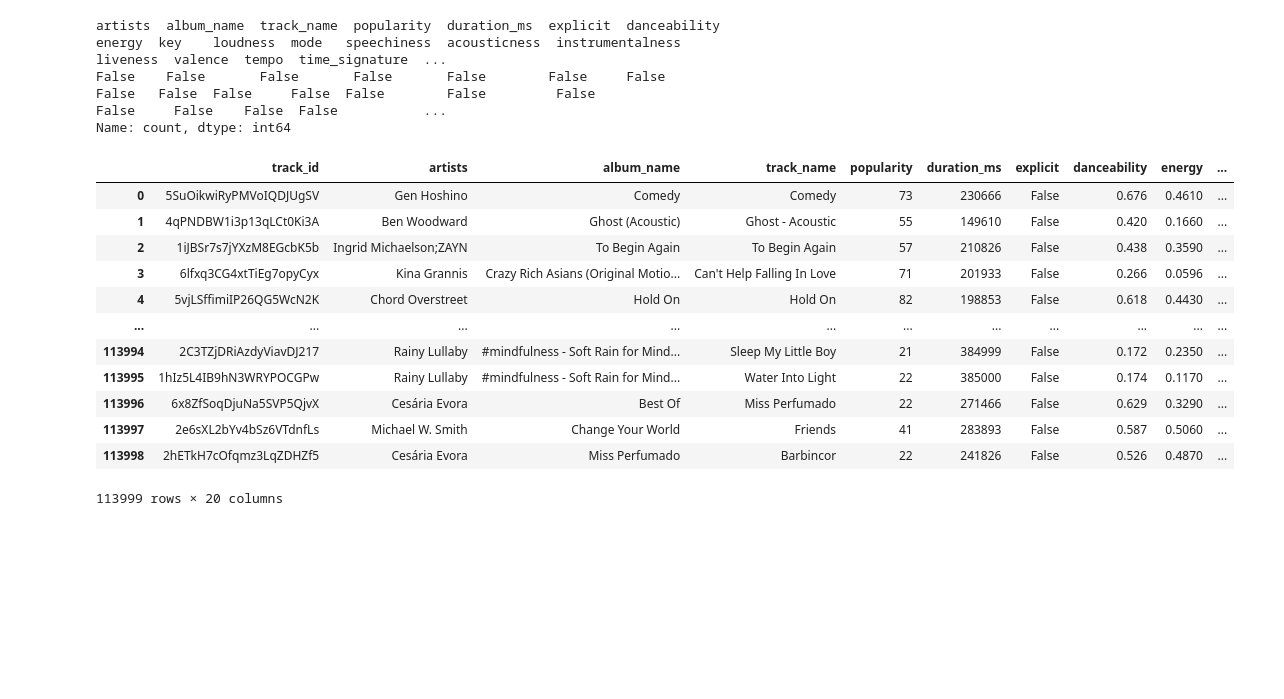
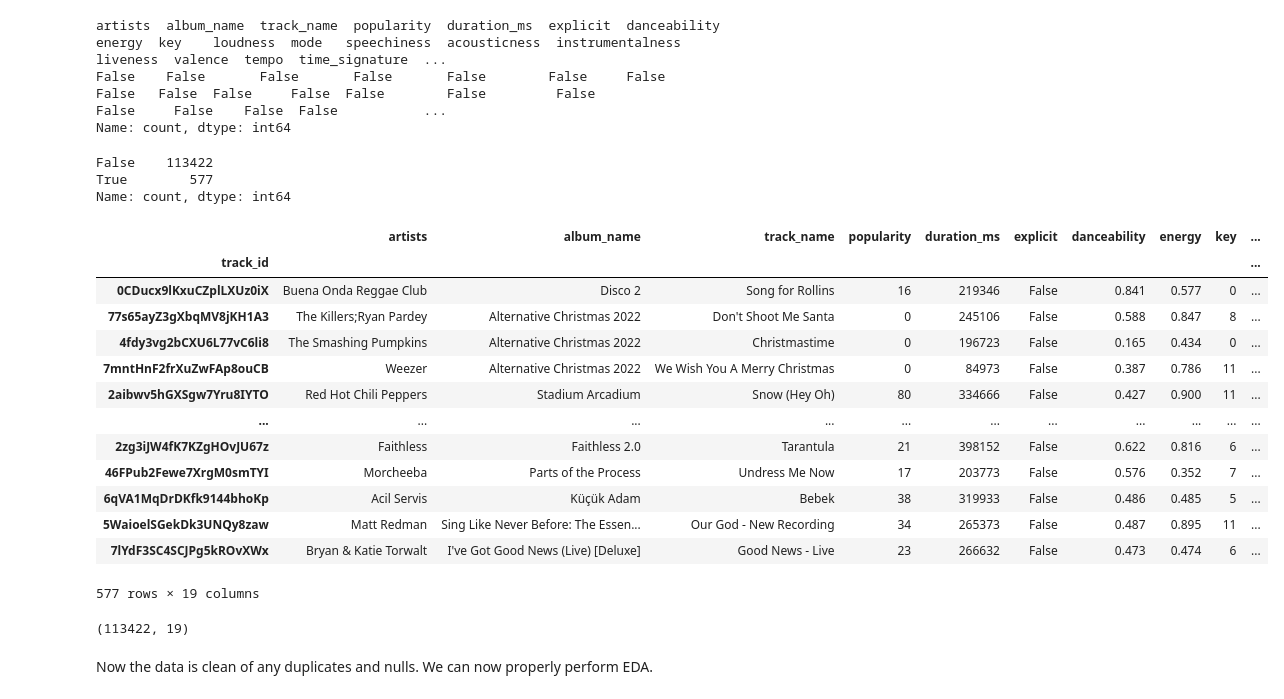
Before and after one commit to CC-Sev/spotify_analysis, a Jupyter notebook: eda.ipynb, the cells around one changed output. Drawn from its saved outputs; the diff is of its cells as text; code cells hidden in the pictures; blank space fills up the shorter version.

```diff
--- a/dea.ipynb
+++ b/eda.ipynb
@@ -120,16 +111,23 @@ df.to_csv('spotify_db.csv')
-# %%
-pd.read_csv('spotify_db.csv')
-# %% [output]
-|  | track_id | artists | album_name | track_name | popularity | duration_ms | explicit | danceability | energy | ... |
-| 0 | 5SuOikwiRyPMVoIQDJUgSV | Gen Hoshino | Comedy | Comedy | 73 | 230666 | False | 0.676 | 0.4610 | ... |
-| 1 | 4qPNDBW1i3p13qLCt0Ki3A | Ben Woodward | Ghost (Acoustic) | Ghost - Acoustic | 55 | 149610 | False | 0.420 | 0.1660 | ... |
-| 2 | 1iJBSr7s7jYXzM8EGcbK5b | Ingrid Michaelson;ZAYN | To Begin Again | To Begin Again | 57 | 210826 | False | 0.438 | 0.3590 | ... |
-| 3 | 6lfxq3CG4xtTiEg7opyCyx | Kina Grannis | Crazy Rich Asians (Original Motio... | Can't Help Falling In Love | 71 | 201933 | False | 0.266 | 0.0596 | ... |
-| 4 | 5vjLSffimiIP26QG5WcN2K | Chord Overstreet | Hold On | Hold On | 82 | 198853 | False | 0.618 | 0.4430 | ... |
-| ... | ... | ... | ... | ... | ... | ... | ... | ... | ... | ... |
-| 113994 | 2C3TZjDRiAzdyViavDJ217 | Rainy Lullaby | #mindfulness - Soft Rain for Mind... | Sleep My Little Boy | 21 | 384999 | False | 0.172 | 0.2350 | ... |
-| 113995 | 1hIz5L4IB9hN3WRYPOCGPw | Rainy Lullaby | #mindfulness - Soft Rain for Mind... | Water Into Light | 22 | 385000 | False | 0.174 | 0.1170 | ... |
-| 113996 | 6x8ZfSoqDjuNa5SVP5QjvX | Cesária Evora | Best Of | Miss Perfumado | 22 | 271466 | False | 0.629 | 0.3290 | ... |
-| 113997 | 2e6sXL2bYv4bSz6VTdnfLs | Michael W. Smith | Change Your World | Friends | 41 | 283893 | False | 0.587 | 0.5060 | ... |
-| 113998 | 2hETkH7cOfqmz3LqZDHZf5 | Cesária Evora | Miss Perfumado | Barbincor | 22 | 241826 | False | 0.526 | 0.4870 | ... |
-113999 rows × 20 columns
+# %%
+df.duplicated().value_counts()
+# %% [output]
+False    113422
+True        577
+Name: count, dtype: int64
+# %%
+df[df.duplicated()]
+# %% [output]
+|  | artists | album_name | track_name | popularity | duration_ms | explicit | danceability | energy | key | ... |
+| track_id |  |  |  |  |  |  |  |  |  | ... |
+| 0CDucx9lKxuCZplLXUz0iX | Buena Onda Reggae Club | Disco 2 | Song for Rollins | 16 | 219346 | False | 0.841 | 0.577 | 0 | ... |
+| 77s65ayZ3gXbqMV8jKH1A3 | The Killers;Ryan Pardey | Alternative Christmas 2022 | Don't Shoot Me Santa | 0 | 245106 | False | 0.588 | 0.847 | 8 | ... |
+| 4fdy3vg2bCXU6L77vC6li8 | The Smashing Pumpkins | Alternative Christmas 2022 | Christmastime | 0 | 196723 | False | 0.165 | 0.434 | 0 | ... |
+| 7mntHnF2frXuZwFAp8ouCB | Weezer | Alternative Christmas 2022 | We Wish You A Merry Christmas | 0 | 84973 | False | 0.387 | 0.786 | 11 | ... |
+| 2aibwv5hGXSgw7Yru8IYTO | Red Hot Chili Peppers | Stadium Arcadium | Snow (Hey Oh) | 80 | 334666 | False | 0.427 | 0.900 | 11 | ... |
+| ... | ... | ... | ... | ... | ... | ... | ... | ... | ... | ... |
+| 2zg3iJW4fK7KZgHOvJU67z | Faithless | Faithless 2.0 | Tarantula | 21 | 398152 | False | 0.622 | 0.816 | 6 | ... |
+| 46FPub2Fewe7XrgM0smTYI | Morcheeba | Parts of the Process | Undress Me Now | 17 | 203773 | False | 0.576 | 0.352 | 7 | ... |
+| 6qVA1MqDrDKfk9144bhoKp | Acil Servis | Küçük Adam | Bebek | 38 | 319933 | False | 0.486 | 0.485 | 5 | ... |
+| 5WaioelSGekDk3UNQy8zaw | Matt Redman | Sing Like Never Before: The Essen... | Our God - New Recording | 34 | 265373 | False | 0.487 | 0.895 | 11 | ... |
+| 7lYdF3SC4SCJPg5kROvXWx | Bryan & Katie Torwalt | I've Got Good News (Live) [Deluxe] | Good News - Live | 23 | 266632 | False | 0.473 | 0.474 | 6 | ... |
+577 rows × 19 columns
@@ -135,0 +136,6 @@ pd.read_csv('spotify_db.csv')
+# %%
+df.shape
+# %% [output]
+(113422, 19)
+# %% [markdown]
+Now the data is clean of any duplicates and nulls. We can now properly perform EDA.
```
Also changed, not shown: parts of 7 cells of this notebook, 1 other file.
